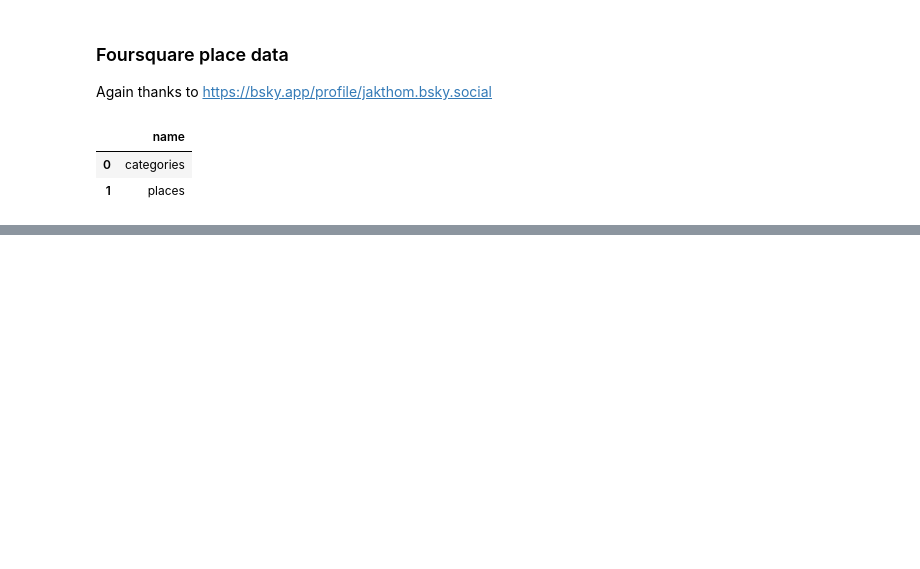
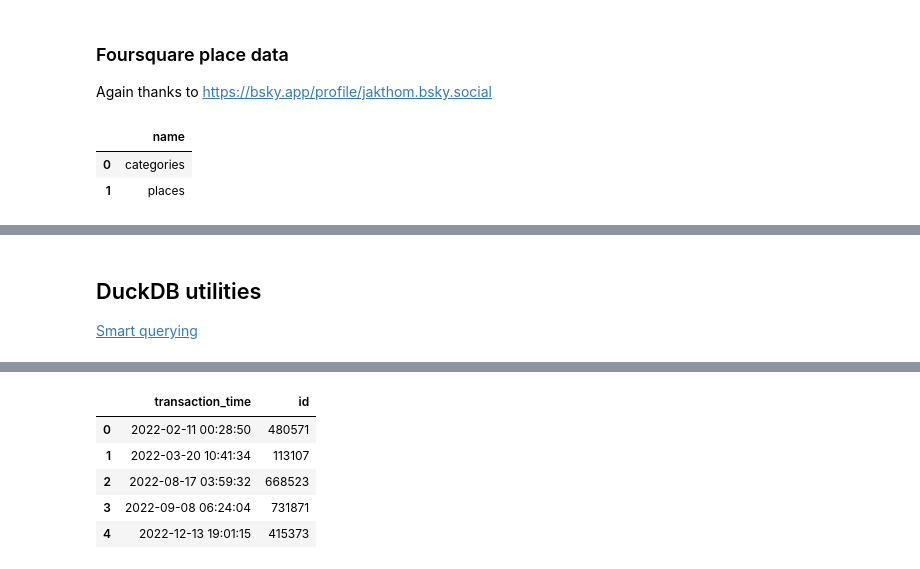
Before and after one commit to alemartinello/BigDataMadeSmall, a Jupyter notebook: Workshop/Slightly_deeper.ipynb, the cells around one changed output, grey strips where cells are left out. Drawn from its saved outputs; the diff is of its cells as text; code cells hidden in the pictures; blank space fills up the shorter version.

```diff
--- a/Workshop/Slightly_deeper.ipynb
+++ b/Workshop/Slightly_deeper.ipynb
@@ -118,0 +142,8 @@ Wall time: 8.34 µs
+# %% [markdown]
+## DuckDB utilities
+
+[Smart querying](https://duckdb.org/2022/05/04/friendlier-sql.html)
+# %%
+%%time
+duckdb.sql("select * EXCLUDE(shop) from '../data/transactions.parquet' limit 5").df()
+# %% [output]
@@ -118,0 +152,6 @@ Wall time: 8.34 µs
+|  | transaction_time | id |
+| 0 | 2022-02-11 00:28:50 | 480571 |
+| 1 | 2022-03-20 10:41:34 | 113107 |
+| 2 | 2022-08-17 03:59:32 | 668523 |
+| 3 | 2022-09-08 06:24:04 | 731871 |
+| 4 | 2022-12-13 19:01:15 | 415373 |
```
Also changed, not shown: parts of 12 cells of this notebook, 2 other files.
